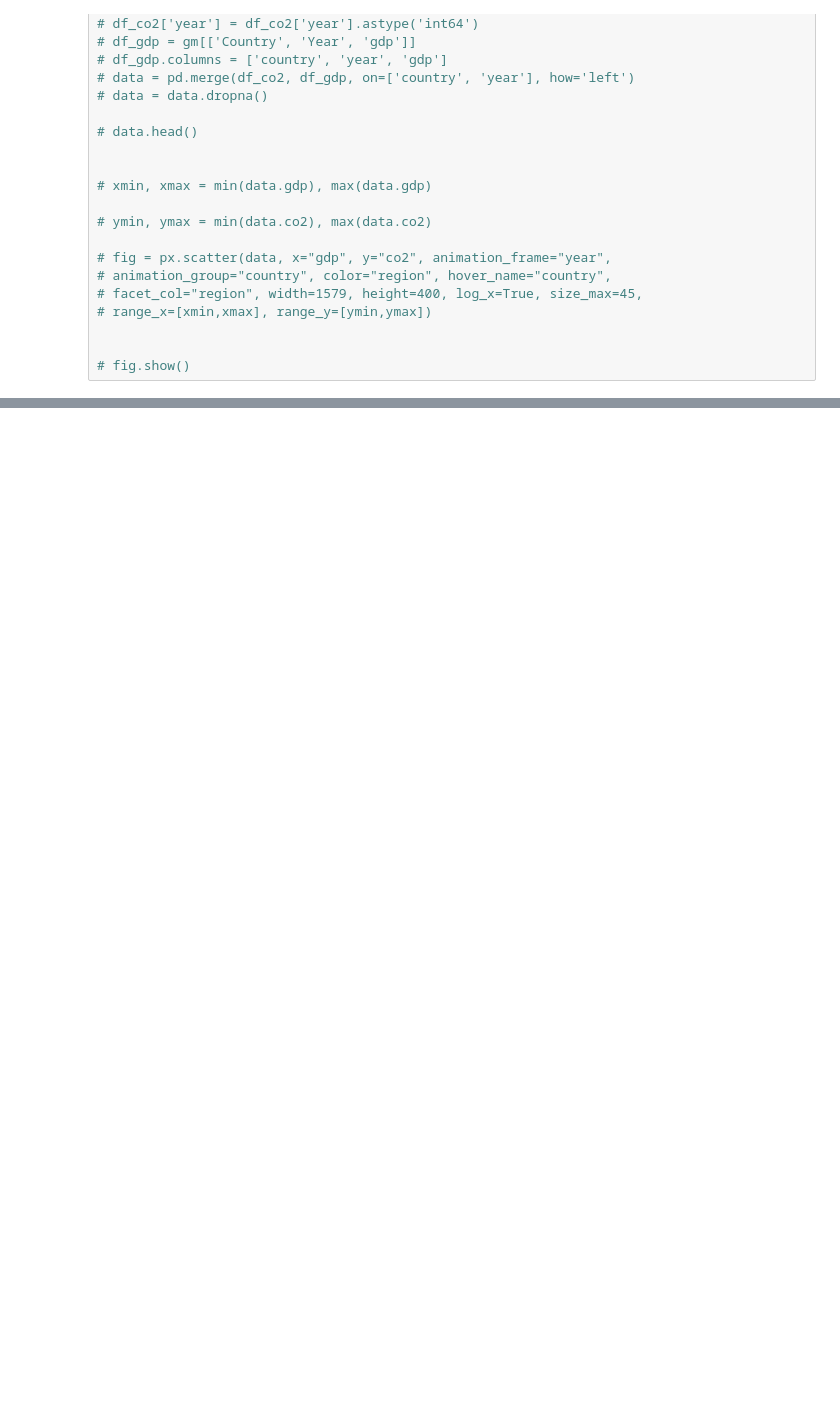
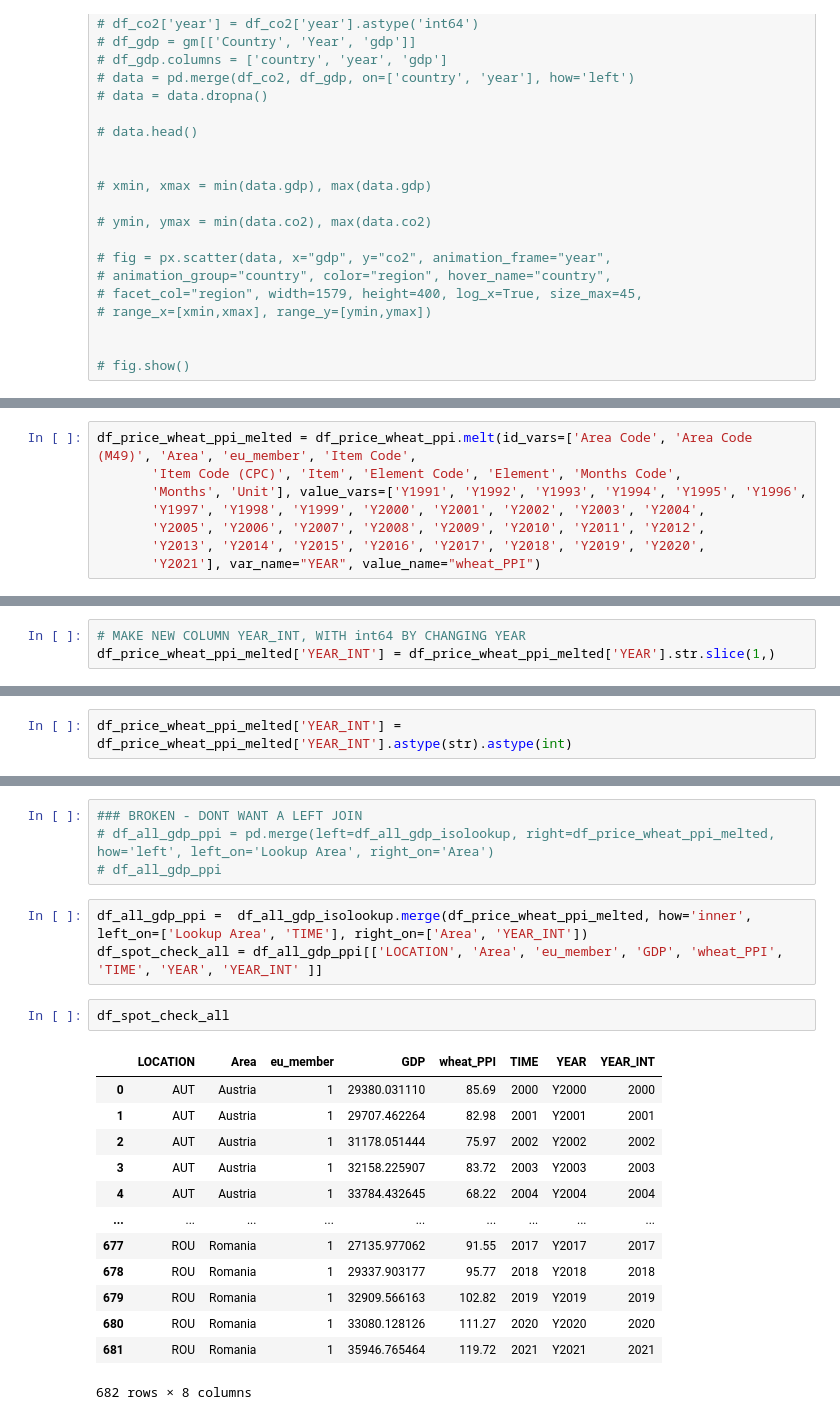
Before and after one commit to sba22218/MSc_GitHub_CA2, a Jupyter notebook: Report-1.ipynb, the cells around one changed output, grey strips where cells are left out. Cells and saved outputs as stored; diff of their text form; blank space fills up the shorter version.

```diff
--- a/Report-1.ipynb
+++ b/Report-1.ipynb
@@ -717,0 +837,8 @@ TypeError: cannot do slice indexing on Index with these indexers [1] of type int
+# %%
+df_price_wheat_ppi_melted = df_price_wheat_ppi.melt(id_vars=['Area Code', 'Area Code (M49)', 'Area', 'eu_member', 'Item Code',
+       'Item Code (CPC)', 'Item', 'Element Code', 'Element', 'Months Code',
+       'Months', 'Unit'], value_vars=['Y1991', 'Y1992', 'Y1993', 'Y1994', 'Y1995', 'Y1996',
+       'Y1997', 'Y1998', 'Y1999', 'Y2000', 'Y2001', 'Y2002', 'Y2003', 'Y2004',
+       'Y2005', 'Y2006', 'Y2007', 'Y2008', 'Y2009', 'Y2010', 'Y2011', 'Y2012',
+       'Y2013', 'Y2014', 'Y2015', 'Y2016', 'Y2017', 'Y2018', 'Y2019', 'Y2020',
+       'Y2021'], var_name="YEAR", value_name="wheat_PPI")
@@ -717,0 +871,3 @@ TypeError: cannot do slice indexing on Index with these indexers [1] of type int
+# %%
+# MAKE NEW COLUMN YEAR_INT, WITH int64 BY CHANGING YEAR
+df_price_wheat_ppi_melted['YEAR_INT'] = df_price_wheat_ppi_melted['YEAR'].str.slice(1,)
@@ -717,0 +894,2 @@ TypeError: cannot do slice indexing on Index with these indexers [1] of type int
+# %%
+df_price_wheat_ppi_melted['YEAR_INT'] = df_price_wheat_ppi_melted['YEAR_INT'].astype(str).astype(int)
@@ -717,0 +936,23 @@ TypeError: cannot do slice indexing on Index with these indexers [1] of type int
+# %%
+### BROKEN - DONT WANT A LEFT JOIN
+# df_all_gdp_ppi = pd.merge(left=df_all_gdp_isolookup, right=df_price_wheat_ppi_melted, how='left', left_on='Lookup Area', right_on='Area')
+# df_all_gdp_ppi
+# %%
+df_all_gdp_ppi =  df_all_gdp_isolookup.merge(df_price_wheat_ppi_melted, how='inner', left_on=['Lookup Area', 'TIME'], right_on=['Area', 'YEAR_INT'])
+df_spot_check_all = df_all_gdp_ppi[['LOCATION', 'Area', 'eu_member', 'GDP', 'wheat_PPI', 'TIME', 'YEAR', 'YEAR_INT' ]]
+# %%
+df_spot_check_all
+# %% [output]
+|  | LOCATION | Area | eu_member | GDP | wheat_PPI | TIME | YEAR | YEAR_INT |
+| 0 | AUT | Austria | 1 | 29380.031110 | 85.69 | 2000 | Y2000 | 2000 |
+| 1 | AUT | Austria | 1 | 29707.462264 | 82.98 | 2001 | Y2001 | 2001 |
+| 2 | AUT | Austria | 1 | 31178.051444 | 75.97 | 2002 | Y2002 | 2002 |
+| 3 | AUT | Austria | 1 | 32158.225907 | 83.72 | 2003 | Y2003 | 2003 |
+| 4 | AUT | Austria | 1 | 33784.432645 | 68.22 | 2004 | Y2004 | 2004 |
+| ... | ... | ... | ... | ... | ... | ... | ... | ... |
+| 677 | ROU | Romania | 1 | 27135.977062 | 91.55 | 2017 | Y2017 | 2017 |
+| 678 | ROU | Romania | 1 | 29337.903177 | 95.77 | 2018 | Y2018 | 2018 |
+| 679 | ROU | Romania | 1 | 32909.566163 | 102.82 | 2019 | Y2019 | 2019 |
+| 680 | ROU | Romania | 1 | 33080.128126 | 111.27 | 2020 | Y2020 | 2020 |
+| 681 | ROU | Romania | 1 | 35946.765464 | 119.72 | 2021 | Y2021 | 2021 |
+682 rows × 8 columns
```
Also changed, not shown: parts of 85 cells of this notebook, 3 other files.
